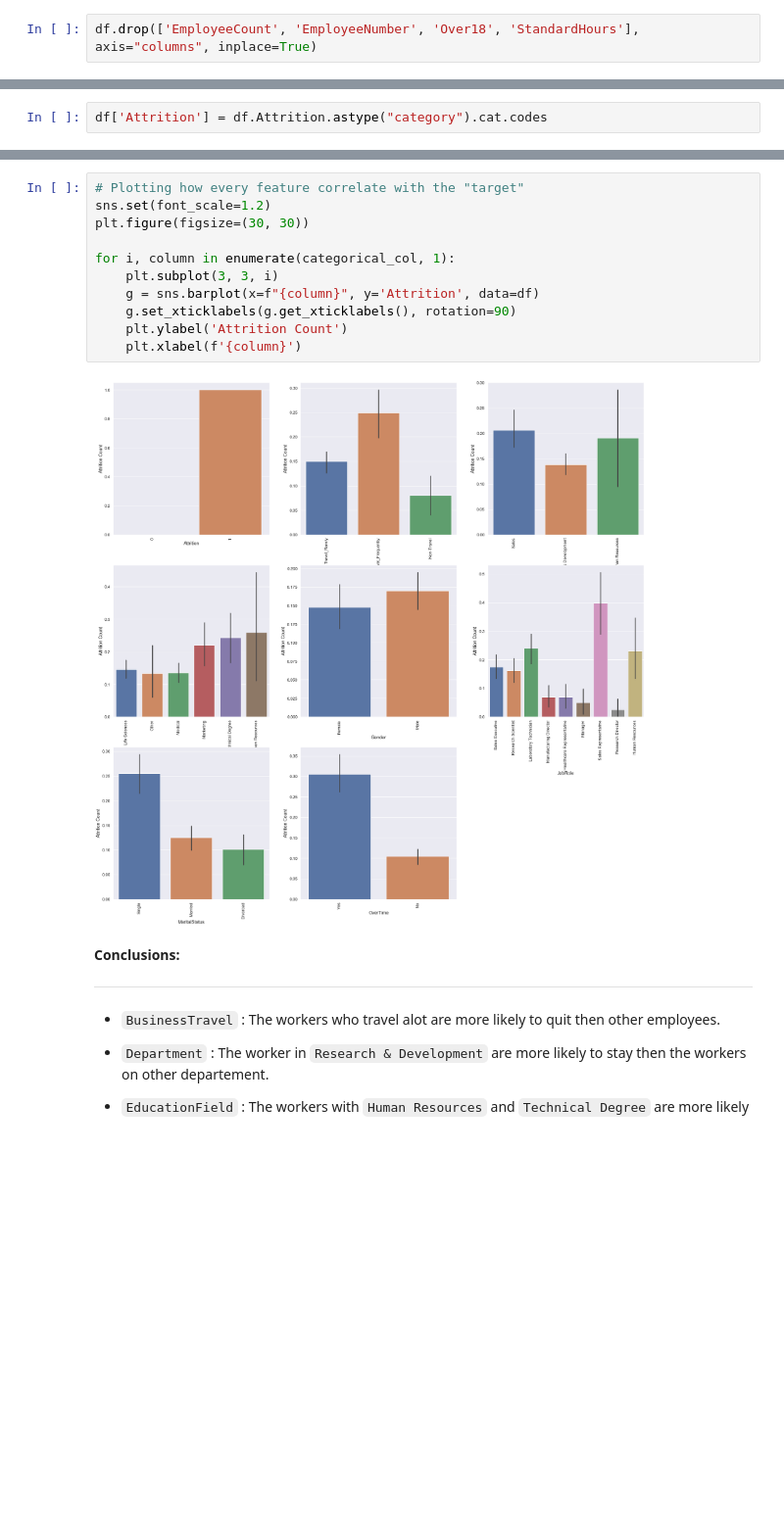
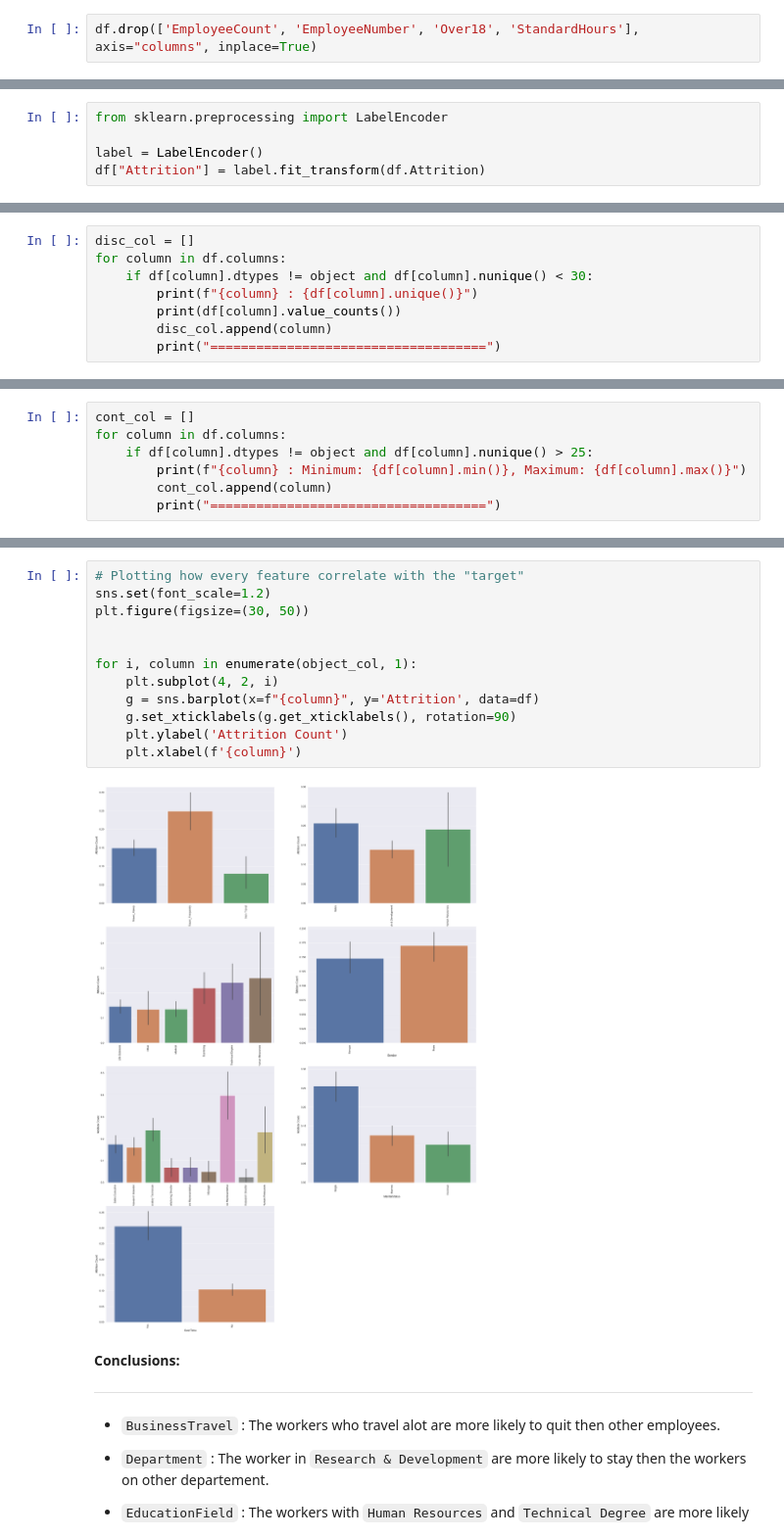
Before and after one commit to fares-ds/IBM_HR_Analytics_Employee_And_Performance, a Jupyter notebook: Employee_retention.ipynb, the cells around one changed output, grey strips where cells are left out. Shown at 98% size. Cells and saved outputs as stored; diff of their text form; blank space fills up the shorter version.

```diff
--- a/Employee_retention.ipynb
+++ b/Employee_retention.ipynb
@@ -87,2 +142,5 @@ OverTime : ['Yes' 'No']
-# %%
-df['Attrition'] = df.Attrition.astype("category").cat.codes
+# %%
+from sklearn.preprocessing import LabelEncoder
+
+label = LabelEncoder()
+df["Attrition"] = label.fit_transform(df.Attrition)
@@ -88,0 +149,8 @@ df['Attrition'] = df.Attrition.astype("category").cat.codes
+# %%
+disc_col = []
+for column in df.columns:
+    if df[column].dtypes != object and df[column].nunique() < 30:
+        print(f"{column} : {df[column].unique()}")
+        print(df[column].value_counts())
+        disc_col.append(column)
+        print("====================================")
@@ -88,0 +175,7 @@ df['Attrition'] = df.Attrition.astype("category").cat.codes
+# %%
+cont_col = []
+for column in df.columns:
+    if df[column].dtypes != object and df[column].nunique() > 25:
+        print(f"{column} : Minimum: {df[column].min()}, Maximum: {df[column].max()}")
+        cont_col.append(column)
+        print("====================================")
@@ -96,16 +207,17 @@ df.hist(edgecolor='black', linewidth=1.2, figsize=(20, 20));
 # %%
 # Plotting how every feature correlate with the "target"
 sns.set(font_scale=1.2)
-plt.figure(figsize=(30, 30))
+plt.figure(figsize=(30, 50))
 
-for i, column in enumerate(categorical_col, 1):
-    plt.subplot(3, 3, i)
+
+for i, column in enumerate(object_col, 1):
+    plt.subplot(4, 2, i)
     g = sns.barplot(x=f"{column}", y='Attrition', data=df)
     g.set_xticklabels(g.get_xticklabels(), rotation=90)
     plt.ylabel('Attrition Count')
     plt.xlabel(f'{column}')
 # %% [output]
-[figure, old version]
+[figure, new version]
 # %% [markdown]
 **Conclusions:**
 
```
Also changed, not shown: parts of 63 cells of this notebook.
